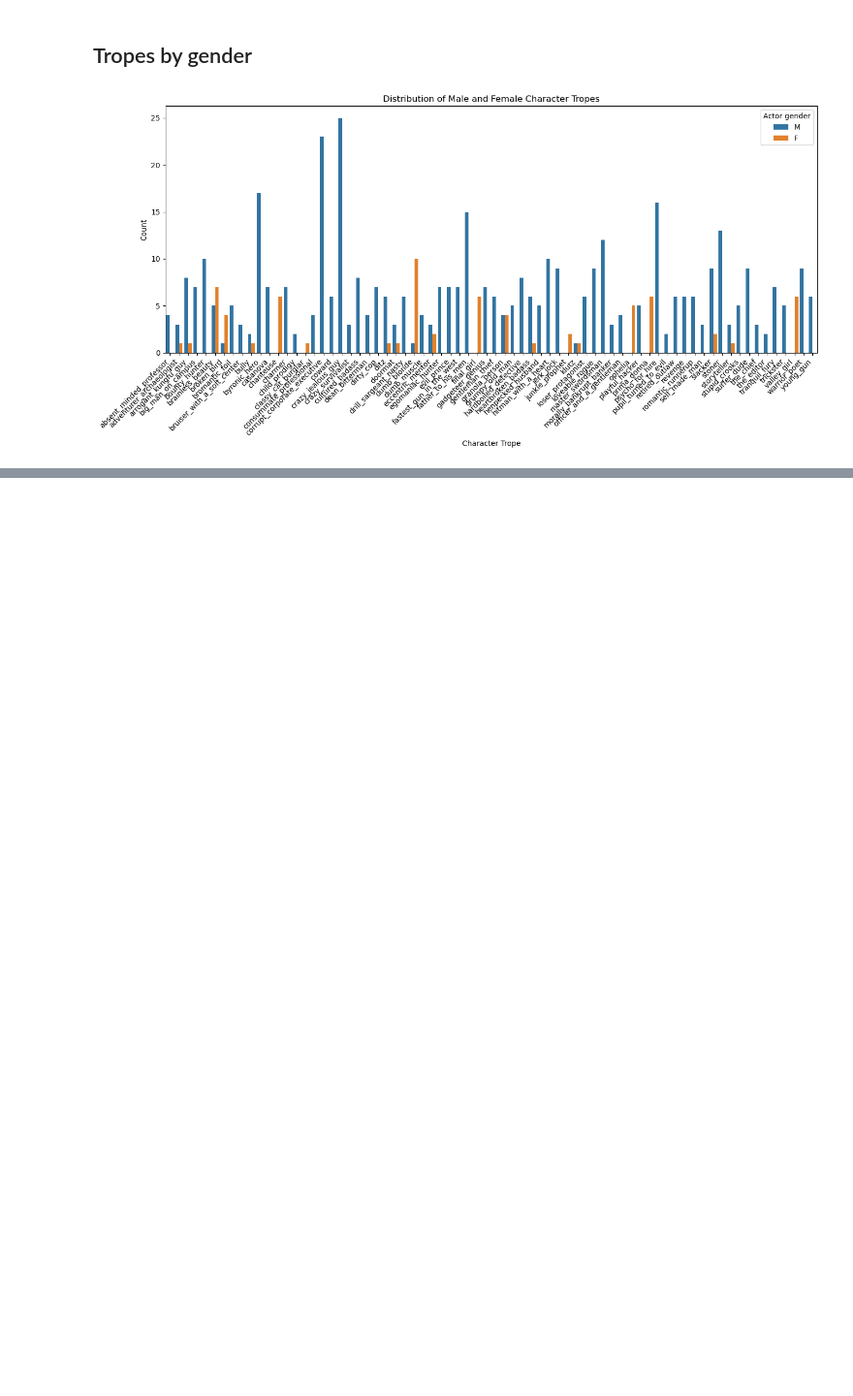
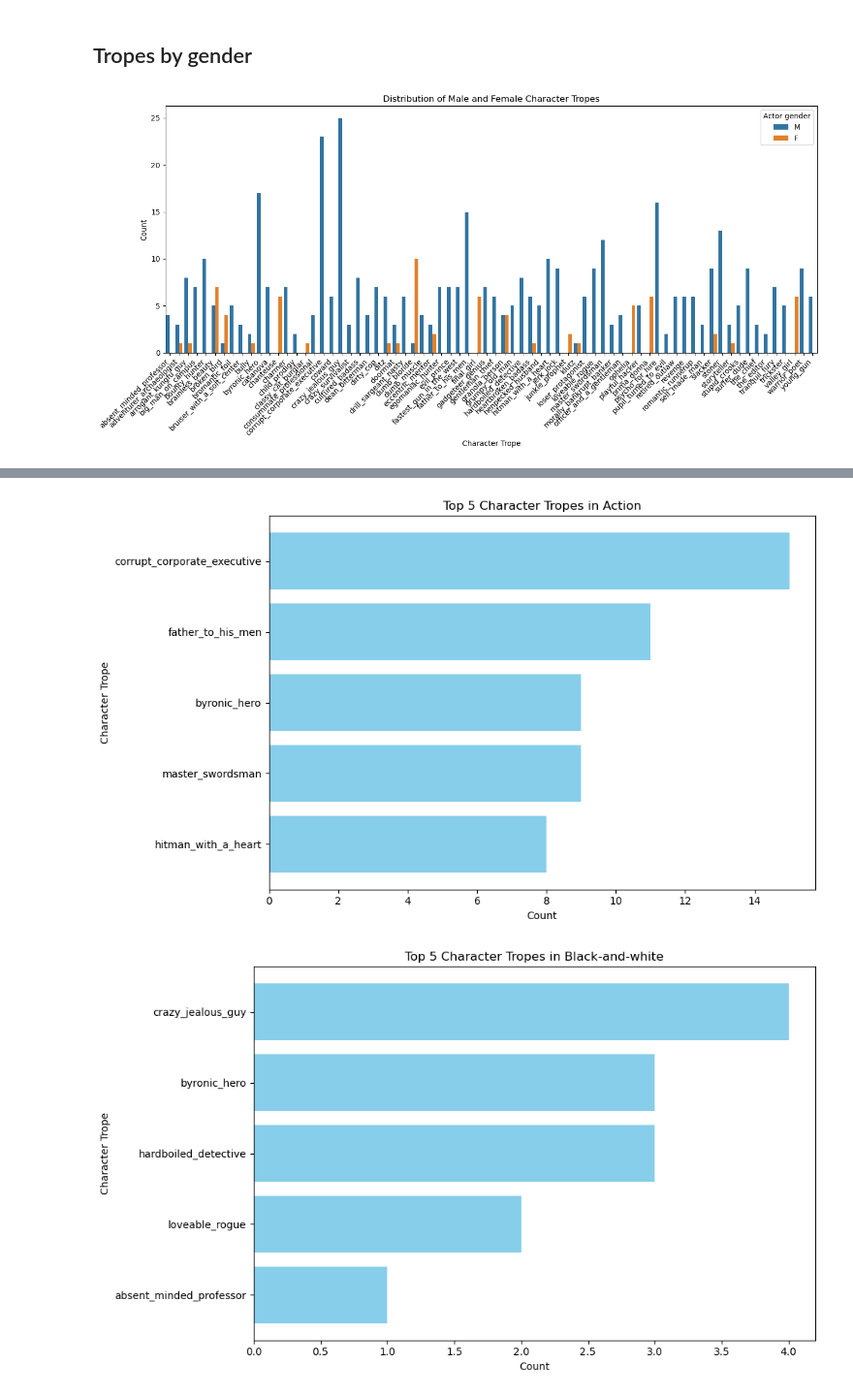
Before and after one commit to epfl-ada/ada-2024-project-data_brigada, a Jupyter notebook: src/scripts/tropes_analysis.ipynb, the cells around one changed output, grey strips where cells are left out. Shown at 97% size. Saved outputs shown, nothing was run; the diff lists cells and outputs as text; code cells hidden in the pictures; blank space fills up the shorter version.

Commit message:
tropes by movie genre

```diff
--- a/src/scripts/tropes_analysis.ipynb
+++ b/src/scripts/tropes_analysis.ipynb
@@ -164,0 +178,15 @@ plt.show()
+# %%
+def clean_genre(genre_string):
+        if pd.isna(genre_string):
+            return []
+        # Remove common special characters and split on commas
+        cleaned = (genre_string.replace('{', '')
+                             .replace('}', '')
+                             .replace('"', ''))
+        genres = [g.split(':')[-1].strip() for g in cleaned.split(',')]
+        # Remove empty strings and duplicates
+        return list(set(genre for genre in genres if genre))
+
+# Apply genre cleaning
+tropes_by_genre['Movie genres'] = tropes_by_genre['Movie genres'].apply(clean_genre)
+tropes_by_genre.head()
@@ -164,0 +200,36 @@ plt.show()
+# %%
+# Exploding the genre list to have one genre per row
+tropes_by_genre_exploded = tropes_by_genre.explode('Movie genres')
+
+# Only keep the top 10 genres
+genres_of_interest = ['Drama', 'Comedy', 'Romance Film', 'Black-and-white',
+                      'Action', 'Thriller', 'Short Film', 'World cinema',
+                      'Crime Fiction', 'Indie']
+
+# Filter the DataFrame to include only the specified genres
+filtered_tropes_by_genre = tropes_by_genre_exploded[tropes_by_genre_exploded['Movie genres'].isin(genres_of_interest)]
+
+# Count the occurrences of each trope within each genre
+trope_genre_counts = filtered_tropes_by_genre.groupby(['Movie genres', 'Character trope']).size().reset_index(name='count')
+
+# Filter to get the top 5 tropes for each genre
+top_10_tropes_per_genre = trope_genre_counts.groupby('Movie genres').apply(
+    lambda x: x.nlargest(5, 'count')
+).reset_index(drop=True)
+
+# Plotting each genre with its top 5 tropes
+unique_genres = top_10_tropes_per_genre['Movie genres'].unique()
+for genre in unique_genres:
+    genre_data = top_10_tropes_per_genre[top_10_tropes_per_genre['Movie genres'] == genre]
+
+    plt.figure(figsize=(10, 6))
+    plt.barh(genre_data['Character trope'], genre_data['count'], color='skyblue')
+    plt.title(f'Top 5 Character Tropes in {genre}')
+    plt.xlabel('Count')
+    plt.ylabel('Character Trope')
+    plt.gca().invert_yaxis()  # Invert y-axis for better readability
+    plt.tight_layout()
+    plt.show()
+# %% [output]
+[figure, added]
+[figure, added]
```
Also changed, not shown: parts of 6 cells of this notebook, 1 other file.
